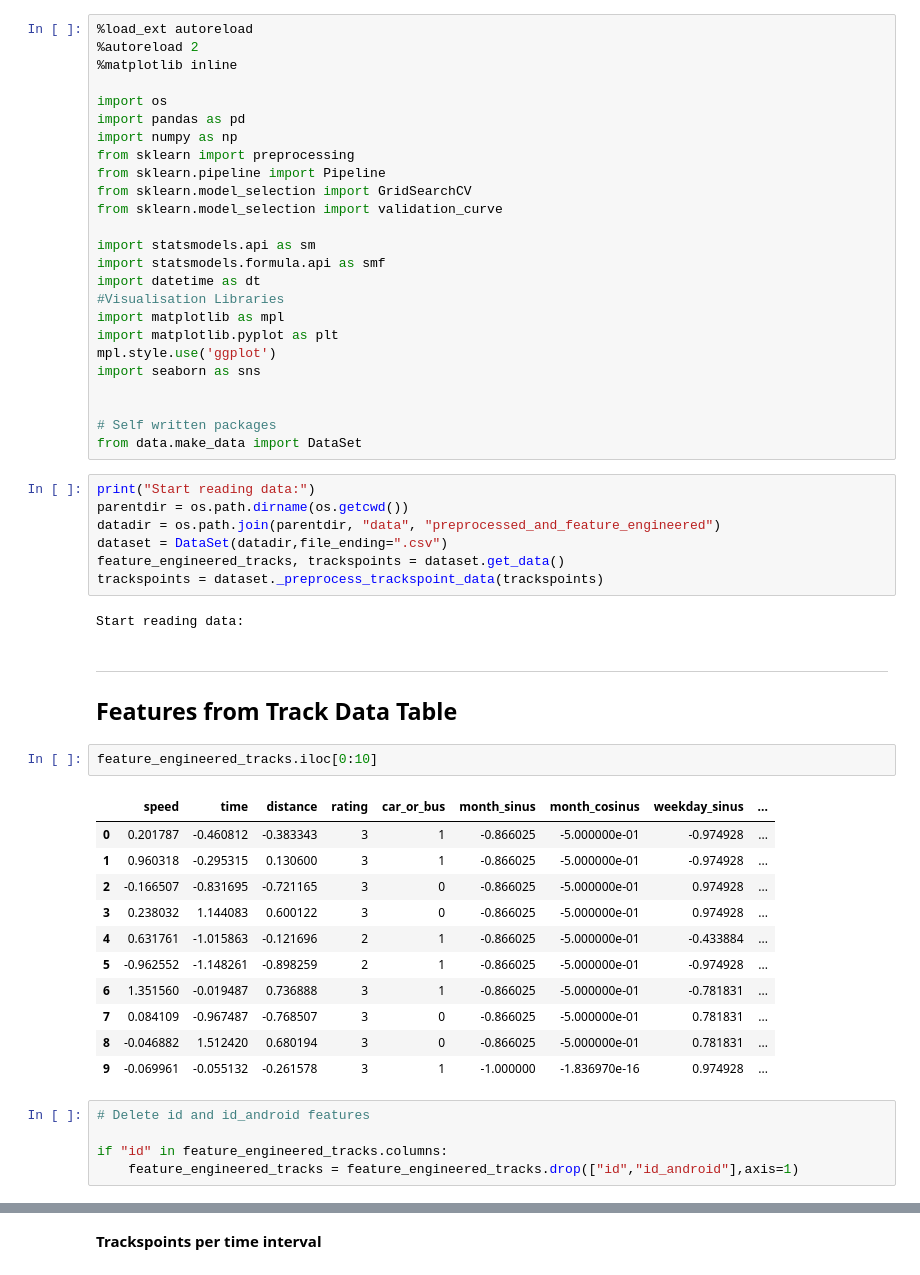
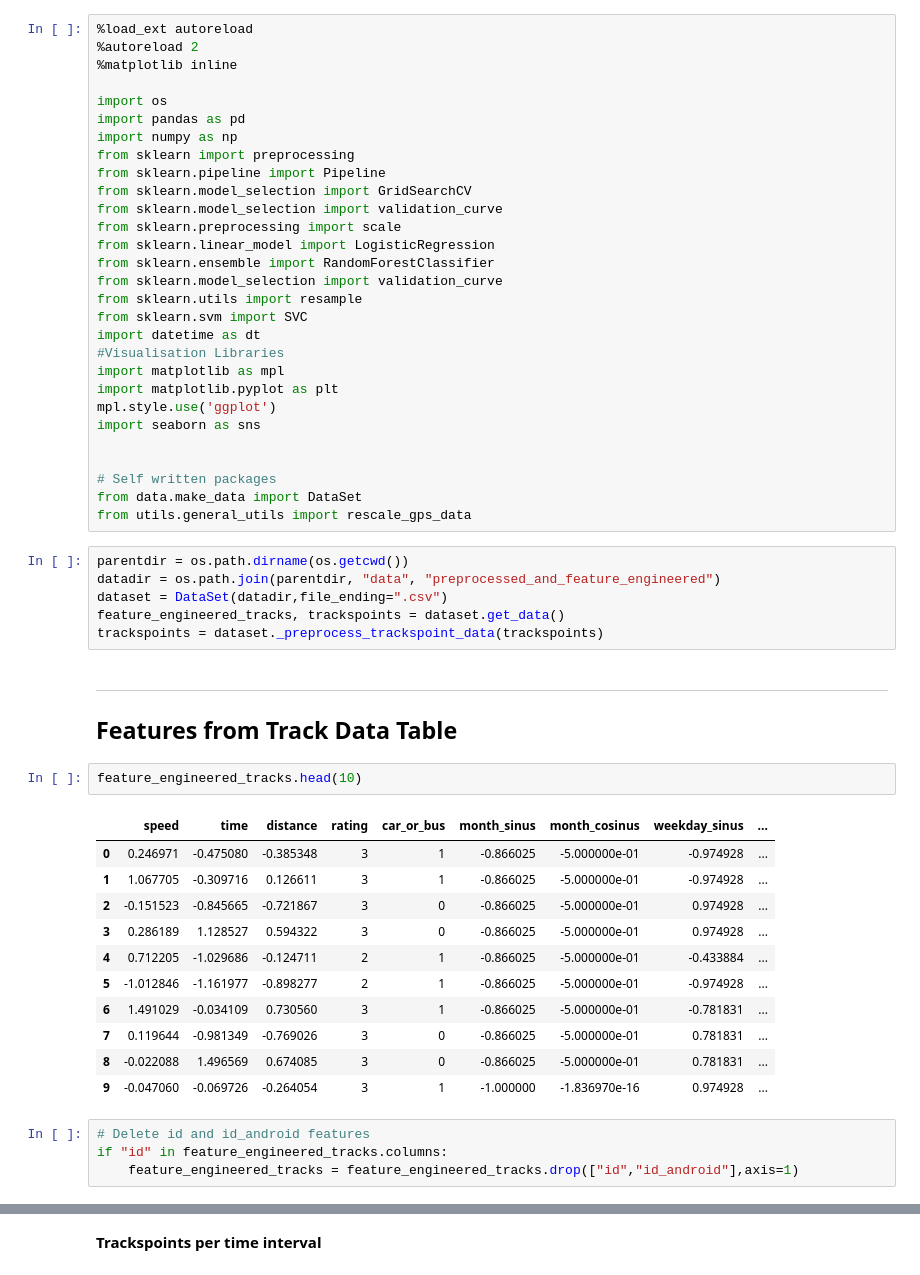
Before and after one commit to MoBran/bi2_project, a Jupyter notebook: src/model_building.ipynb, the cells around one changed output, grey strips where cells are left out. Cells and saved outputs as stored; diff of their text form.

```diff
--- a/src/model_building.ipynb
+++ b/src/model_building.ipynb
@@ -19,9 +66,12 @@ from sklearn import preprocessing
 from sklearn.pipeline import Pipeline
 from sklearn.model_selection import GridSearchCV
 from sklearn.model_selection import validation_curve
-
-import statsmodels.api as sm
-import statsmodels.formula.api as smf
+from sklearn.preprocessing import scale
+from sklearn.linear_model import LogisticRegression
+from sklearn.ensemble import RandomForestClassifier
+from sklearn.model_selection import validation_curve
+from sklearn.utils import resample
+from sklearn.svm import SVC
 import datetime as dt
 #Visualisation Libraries
 import matplotlib as mpl
@@ -32,34 +82,31 @@ import seaborn as sns
 
 # Self written packages
 from data.make_data import DataSet
+from utils.general_utils import rescale_gps_data
 # %%
-print("Start reading data:")
 parentdir = os.path.dirname(os.getcwd())
 datadir = os.path.join(parentdir, "data", "preprocessed_and_feature_engineered")
 dataset = DataSet(datadir,file_ending=".csv")
 feature_engineered_tracks, trackspoints = dataset.get_data()
 trackspoints = dataset._preprocess_trackspoint_data(trackspoints)
-# %% [output]
-Start reading data:
 # %% [markdown]
 ----
 ## Features from Track Data Table
 # %%
-feature_engineered_tracks.iloc[0:10]
+feature_engineered_tracks.head(10)
 # %% [output]
 |  | speed | time | distance | rating | car_or_bus | month_sinus | month_cosinus | weekday_sinus | ... |
-| 0 | 0.201787 | -0.460812 | -0.383343 | 3 | 1 | -0.866025 | -5.000000e-01 | -0.974928 | ... |
-| 1 | 0.960318 | -0.295315 | 0.130600 | 3 | 1 | -0.866025 | -5.000000e-01 | -0.974928 | ... |
-| 2 | -0.166507 | -0.831695 | -0.721165 | 3 | 0 | -0.866025 | -5.000000e-01 | 0.974928 | ... |
-| 3 | 0.238032 | 1.144083 | 0.600122 | 3 | 0 | -0.866025 | -5.000000e-01 | 0.974928 | ... |
-| 4 | 0.631761 | -1.015863 | -0.121696 | 2 | 1 | -0.866025 | -5.000000e-01 | -0.433884 | ... |
-| 5 | -0.962552 | -1.148261 | -0.898259 | 2 | 1 | -0.866025 | -5.000000e-01 | -0.974928 | ... |
-| 6 | 1.351560 | -0.019487 | 0.736888 | 3 | 1 | -0.866025 | -5.000000e-01 | -0.781831 | ... |
-| 7 | 0.084109 | -0.967487 | -0.768507 | 3 | 0 | -0.866025 | -5.000000e-01 | 0.781831 | ... |
-| 8 | -0.046882 | 1.512420 | 0.680194 | 3 | 0 | -0.866025 | -5.000000e-01 | 0.781831 | ... |
-| 9 | -0.069961 | -0.055132 | -0.261578 | 3 | 1 | -1.000000 | -1.836970e-16 | 0.974928 | ... |
+| 0 | 0.246971 | -0.475080 | -0.385348 | 3 | 1 | -0.866025 | -5.000000e-01 | -0.974928 | ... |
+| 1 | 1.067705 | -0.309716 | 0.126611 | 3 | 1 | -0.866025 | -5.000000e-01 | -0.974928 | ... |
+| 2 | -0.151523 | -0.845665 | -0.721867 | 3 | 0 | -0.866025 | -5.000000e-01 | 0.974928 | ... |
+| 3 | 0.286189 | 1.128527 | 0.594322 | 3 | 0 | -0.866025 | -5.000000e-01 | 0.974928 | ... |
+| 4 | 0.712205 | -1.029686 | -0.124711 | 2 | 1 | -0.866025 | -5.000000e-01 | -0.433884 | ... |
+| 5 | -1.012846 | -1.161977 | -0.898277 | 2 | 1 | -0.866025 | -5.000000e-01 | -0.974928 | ... |
+| 6 | 1.491029 | -0.034109 | 0.730560 | 3 | 1 | -0.866025 | -5.000000e-01 | -0.781831 | ... |
+| 7 | 0.119644 | -0.981349 | -0.769026 | 3 | 0 | -0.866025 | -5.000000e-01 | 0.781831 | ... |
+| 8 | -0.022088 | 1.496569 | 0.674085 | 3 | 0 | -0.866025 | -5.000000e-01 | 0.781831 | ... |
+| 9 | -0.047060 | -0.069726 | -0.264054 | 3 | 1 | -1.000000 | -1.836970e-16 | 0.974928 | ... |
 # %%
 # Delete id and id_android features
-
 if "id" in feature_engineered_tracks.columns:
     feature_engineered_tracks = feature_engineered_tracks.drop(["id","id_android"],axis=1)
```
Also changed, not shown: parts of 84 cells of this notebook, 1 other file.
